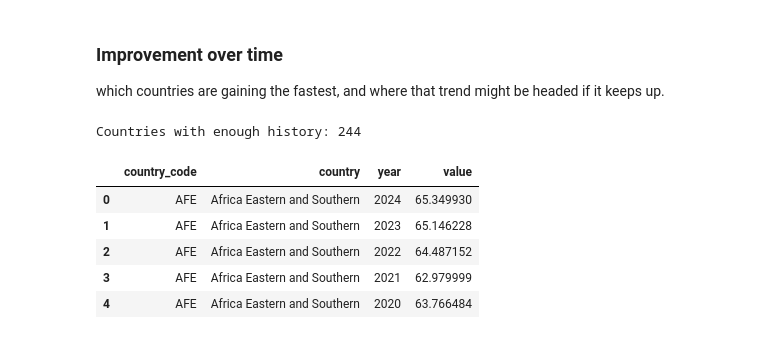
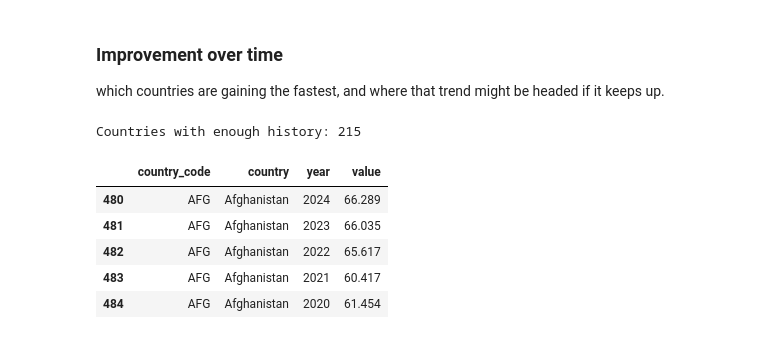
Before and after one commit to rappiok/Life-Expectancy-Drivers, a Jupyter notebook: life_expectancy_drivers.ipynb, the cells around one changed output. Saved outputs shown, nothing was run; the diff lists cells and outputs as text; code cells hidden in the pictures.

```diff
--- a/life_expectancy_drivers.ipynb
+++ b/life_expectancy_drivers.ipynb
@@ -108,20 +110,9 @@ merged.head(10)
 | 8 | UKR | Ukraine | 74.692000 | 5391.622559 | 8.202748 | 5.140100 | ... |
 | 9 | ARE | United Arab Emirates | 83.069000 | 50273.512624 | 4.970951 | 3.894040 | ... |
 # %%
-# The "all countries" list includes regional/income group aggregates, not real countries
-non_countries = [
-    "World", "High income", "Low income", "Middle income",
-    "Upper middle income", "Lower middle income", "OECD members",
-    "Euro area", "European Union", "Arab World", "East Asia & Pacific",
-    "Europe & Central Asia", "Latin America & Caribbean",
-    "Middle East & North Africa", "North America", "South Asia",
-    "Sub-Saharan Africa", "IDA & IBRD total", "Low & middle income",
-    "Fragile and conflict affected situations",
-    "Heavily indebted poor countries (HIPC)",
-    "Least developed countries: UN classification",
-]
+valid_codes = {c.alpha_3 for c in pycountry.countries}
 
-merged = merged[~merged["country"].isin(non_countries)]
+merged = merged[merged["country_code"].isin(valid_codes)]
 
 print("Rows before dropping missing values:", len(merged))
 clean = merged.dropna()
@@ -371,21 +362,21 @@ which countries are gaining the fastest, and where that trend might be headed if
 # %%
 # Getting life expectancy history for every country, not just the latest value this time
 life_exp_history = get_indicator_range("SP.DYN.LE00.IN", start_year, end_year)
-life_exp_history = life_exp_history[~life_exp_history["country"].isin(non_countries)]
+life_exp_history = life_exp_history[life_exp_history["country_code"].isin(valid_codes)]
 life_exp_history = life_exp_history.dropna(subset=["value"])
 
 # only keeping countries with enough years of data to fit a trend on
 counts = life_exp_history.groupby("country_code").size()
 enough_data = counts[counts >= 5].index
 life_exp_history = life_exp_history[life_exp_history["country_code"].isin(enough_data)]
 
 print("Countries with enough history:", life_exp_history["country_code"].nunique())
 life_exp_history.head()
 # %% [output]
-Countries with enough history: 244
+Countries with enough history: 215
 |  | country_code | country | year | value |
-| 0 | AFE | Africa Eastern and Southern | 2024 | 65.349930 |
-| 1 | AFE | Africa Eastern and Southern | 2023 | 65.146228 |
-| 2 | AFE | Africa Eastern and Southern | 2022 | 64.487152 |
-| 3 | AFE | Africa Eastern and Southern | 2021 | 62.979999 |
-| 4 | AFE | Africa Eastern and Southern | 2020 | 63.766484 |
+| 480 | AFG | Afghanistan | 2024 | 66.289 |
+| 481 | AFG | Afghanistan | 2023 | 66.035 |
+| 482 | AFG | Afghanistan | 2022 | 65.617 |
+| 483 | AFG | Afghanistan | 2021 | 60.417 |
+| 484 | AFG | Afghanistan | 2020 | 61.454 |
```
Also changed, not shown: parts of 23 cells of this notebook.
